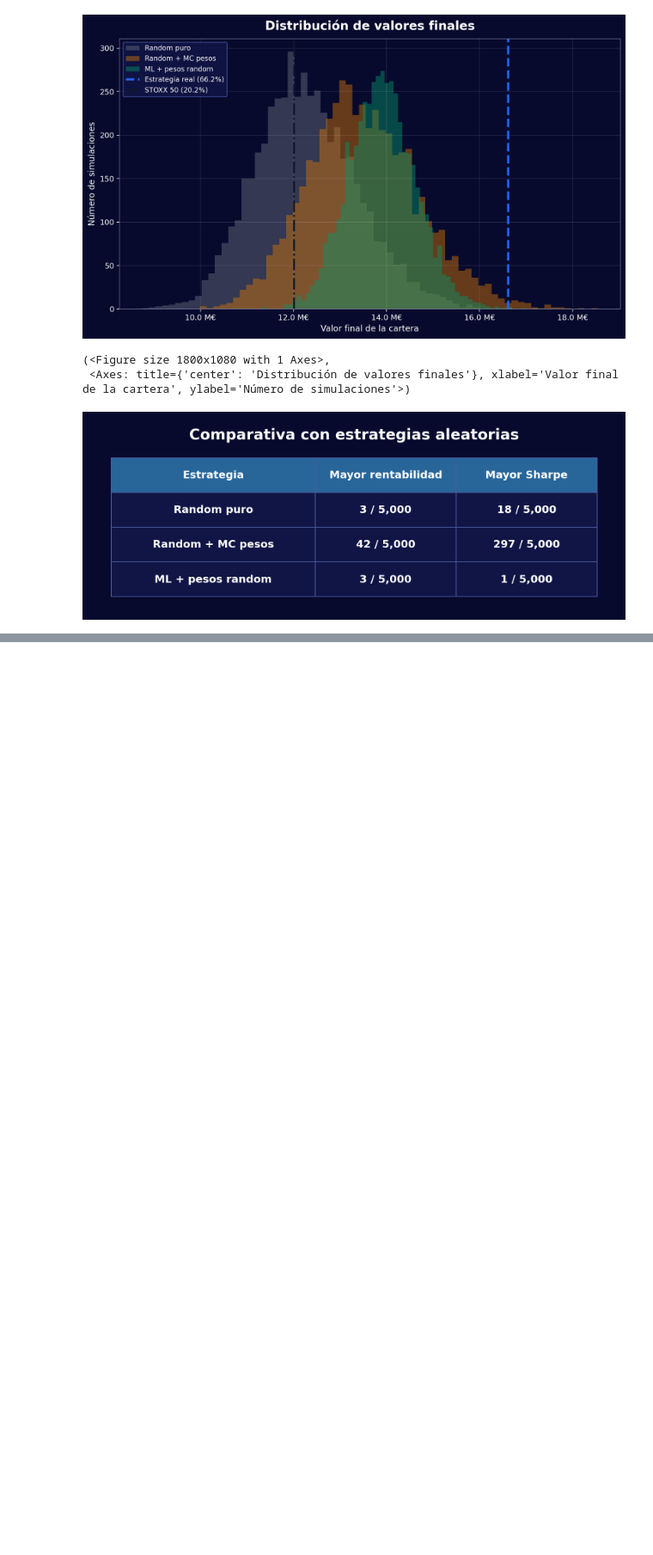
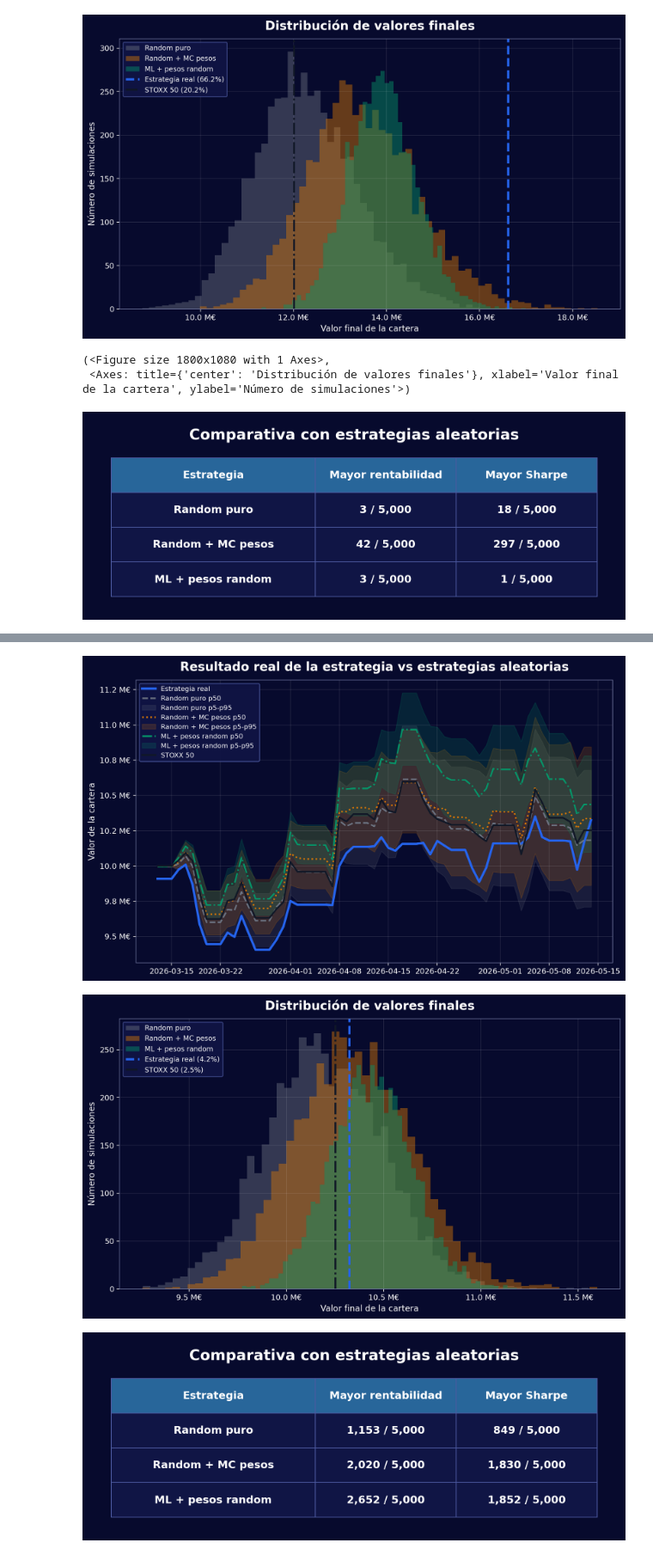
Before and after one commit to Javi-Puerta/Trabajo_gestion_cuantitativa, a Jupyter notebook: backtest_monos.ipynb, the cells around one changed output, grey strips where cells are left out. Shown at 86% size. Drawn from its saved outputs; the diff is of its cells as text; code cells hidden in the pictures; blank space fills up the shorter version.

Commit message:
Ultimos cambios

```diff
--- a/backtest_monos.ipynb
+++ b/backtest_monos.ipynb
@@ -154,0 +187,22 @@ fig, ax = af.formatear_tabla_monos(
+# %%
+universo = UniversoActivosDinamico(
+    tickers_actuales=universo_tickers,
+    start_date=start_date,
+    end_date=end_date,
+    csv_cambios_path=r"eurostoxx50_historico_cambios.csv"
+)
+
+bt_random = BacktestRandom(
+    universo=universo,
+    proveedor=YFinanceProvider(),
+    start_date=start_date,
+    end_date=end_date,
+    nominal=nominal,
+    n_activos=15,
+    n_simulaciones_mc=1000,
+)
+
+res_random = bt_random.run_montecarlo(
+    n_sims=5000,
+    benchmark="^STOXX50E"
+)
@@ -154,0 +282,22 @@ fig, ax = af.formatear_tabla_monos(
+# %%
+af.grafico_monos_percentiles(
+    res_monos_corto,
+    tema="oscuro",
+    titulo="Resultado real de la estrategia vs estrategias aleatorias"
+)
+
+af.grafico_monos_histograma(
+    res_monos_corto,
+    tema="oscuro",
+    titulo="Distribución de valores finales"
+)
+
+fig, ax = af.formatear_tabla_monos(
+    res_monos_corto["tabla"],
+    tema="oscuro",
+    titulo="Comparativa con estrategias aleatorias"
+)
+# %% [output]
+[figure, added]
+[figure, added]
+[figure, added]
```
Also changed, not shown: parts of 4 cells of this notebook, 4 other files.
